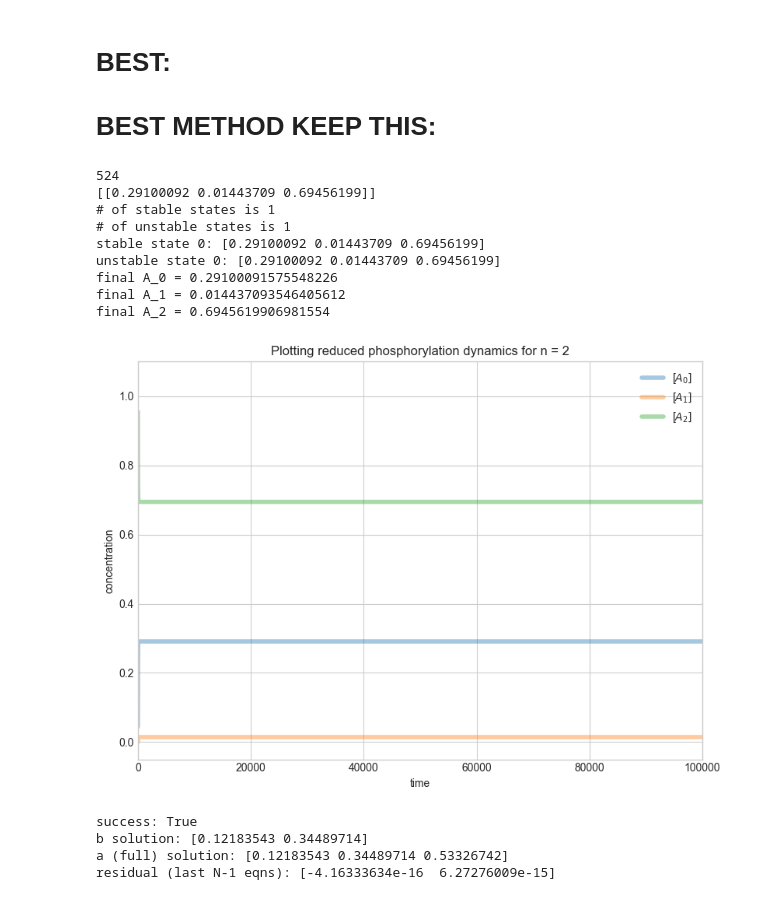
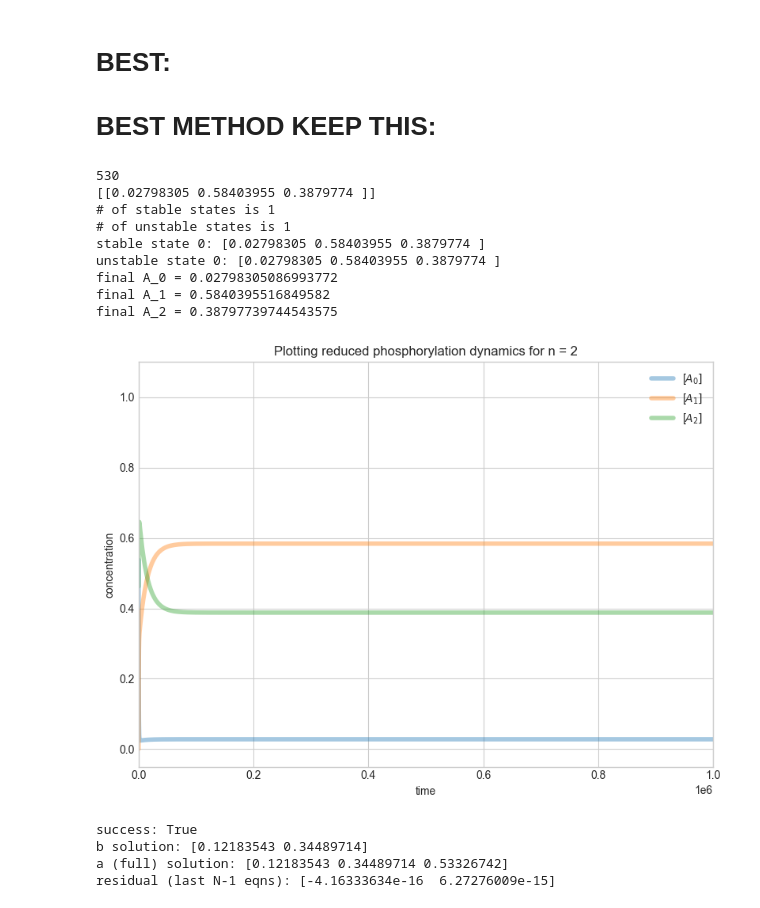
Before and after one commit to mattia0345/Research, a Jupyter notebook: PHOSPHORYLATION.ipynb, the cells around one changed output. Saved outputs shown, nothing was run; the diff lists cells and outputs as text; code cells hidden in the pictures.

```diff
--- a/PHOSPHORYLATION.ipynb
+++ b/PHOSPHORYLATION.ipynb
@@ -449,43 +449,43 @@ def plotter(full_model_bool, index, final_t, file_name):
 
             b_init_conditions = x_init_condition * (W1 @ a_init_conditions_full)
             c_init_conditions = y_init_condition * (W2 @ a_init_conditions_full)
             print(b_init_conditions)
             print(c_init_conditions)
             # if random.random() < 0.5:
             #     pertubation_array[0] = -pertubation_parameter; pertubation_array[2] = pertubation_parameter
             # else:
             #     pertubation_array[0] = pertubation_parameter; pertubation_array[2] = -pertubation_parameter
 
             # print(len(initial_states_array_full_random))
             # pertubation_array = np.zeros(3*N);
             if random.random() < 0.5:
                 pertubation_array = pertubation_array_creation(a_init_conditions_full, pertubation_parameter, True)
             else:
                 pertubation_array = pertubation_array_creation(a_init_conditions_full, pertubation_parameter, False)
             initial_states_array_full = np.concatenate([np.ravel(a_init_conditions_full + pertubation_array), np.ravel(b_init_conditions), np.ravel(c_init_conditions), np.ravel(x_init_condition), np.ravel(y_init_condition)]).astype(float)
             print(len(initial_states_array_full))
             parameters_tuple = (n, alpha_matrix, beta_matrix, k_positive_rates, k_negative_rates, p_positive_rates, p_negative_rates, a_tot_parameter, x_tot_parameter, y_tot_parameter)
             phosphorylation_system_solver(parameters_tuple, initial_states_array_full, final_t, full_model_bool)
 
 # file_name = "multistability_parameters_5000_2.pkl"
 file_name = "multistability_parameters_5000_2.pkl"
 
-index = 5
+index = 2
 # subindex = 0
 full_model_bool = False
-final_t = 1000
+final_t = 1000000
 plotter(full_model_bool, index, final_t, file_name)
 # %% [output]
-524
-[[0.29100092 0.01443709 0.69456199]]
+530
+[[0.02798305 0.58403955 0.3879774 ]]
 # of stable states is 1
 # of unstable states is 1
-stable state 0: [0.29100092 0.01443709 0.69456199]
-unstable state 0: [0.29100092 0.01443709 0.69456199]
-final A_0 = 0.29100091575548226
-final A_1 = 0.014437093546405612
-final A_2 = 0.6945619906981554
+stable state 0: [0.02798305 0.58403955 0.3879774 ]
+unstable state 0: [0.02798305 0.58403955 0.3879774 ]
+final A_0 = 0.02798305086993772
+final A_1 = 0.5840395516849582
+final A_2 = 0.38797739744543575
-[figure, old version]
+[figure, new version]
 # %%
 def jacobian_reduced_root(state_array, n, x_tot, y_tot, L1, L2, W1, W2):
 
```
Also changed, not shown: 27 other files.
